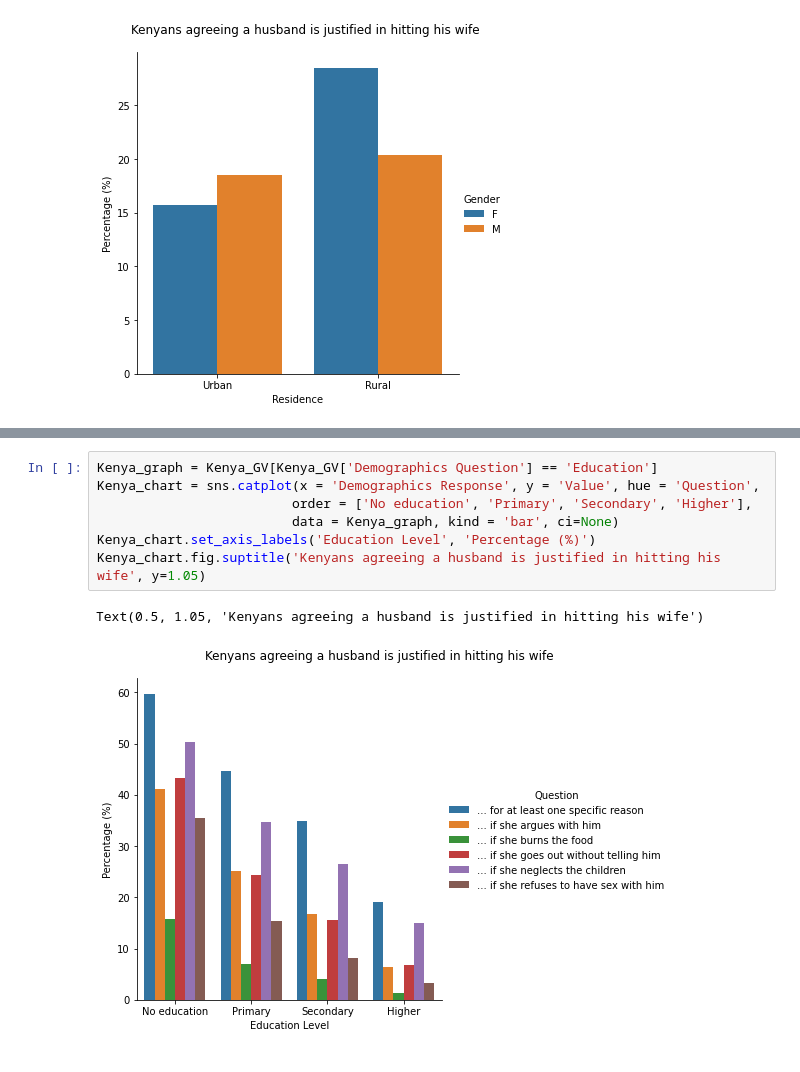
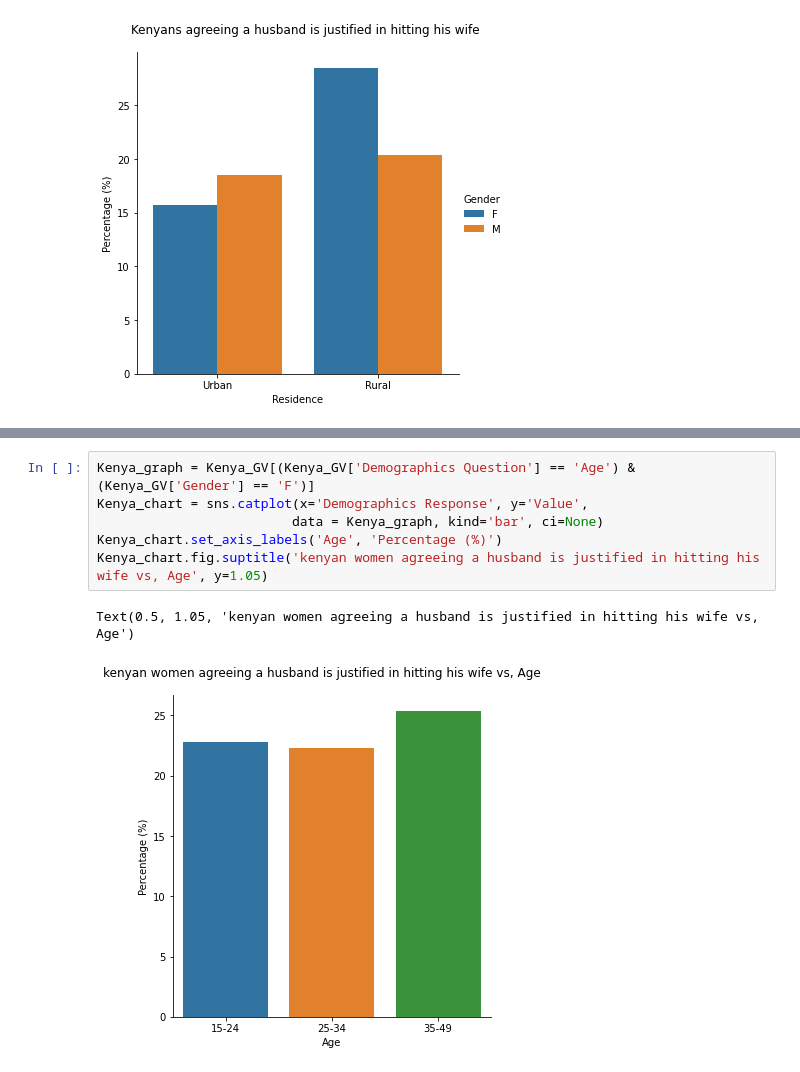
Before and after one commit to 3liud/gender_based_violence, a Jupyter notebook: gender_violence.ipynb, the cells around one changed output, grey strips where cells are left out. Cells and saved outputs as stored; diff of their text form.

Commit message:
Added an analysis on the gender violence cases and views by both genders in the country. I also did a comparision between Kenya, Guatemala and Indonesia.

```diff
--- a/gender_violence.ipynb
+++ b/gender_violence.ipynb
@@ -134,10 +148,9 @@ Text(0.5, 1.05, 'Kenyans agreeing a husband is justified in hitting his wife')
 # %%
-Kenya_graph = Kenya_GV[Kenya_GV['Demographics Question'] == 'Education']
-Kenya_chart = sns.catplot(x = 'Demographics Response', y = 'Value', hue = 'Question',
-                         order = ['No education', 'Primary', 'Secondary', 'Higher'],
-                         data = Kenya_graph, kind = 'bar', ci=None)
-Kenya_chart.set_axis_labels('Education Level', 'Percentage (%)')
-Kenya_chart.fig.suptitle('Kenyans agreeing a husband is justified in hitting his wife', y=1.05)
+Kenya_graph = Kenya_GV[(Kenya_GV['Demographics Question'] == 'Age') & (Kenya_GV['Gender'] == 'F')]
+Kenya_chart = sns.catplot(x='Demographics Response', y='Value',
+                         data = Kenya_graph, kind='bar', ci=None)
+Kenya_chart.set_axis_labels('Age', 'Percentage (%)')
+Kenya_chart.fig.suptitle('kenyan women agreeing a husband is justified in hitting his wife vs, Age', y=1.05)
 # %% [output]
-Text(0.5, 1.05, 'Kenyans agreeing a husband is justified in hitting his wife')
+Text(0.5, 1.05, 'kenyan women agreeing a husband is justified in hitting his wife vs, Age')
-[figure, old version]
+[figure, new version]
```
Also changed, not shown: parts of 15 cells of this notebook.
